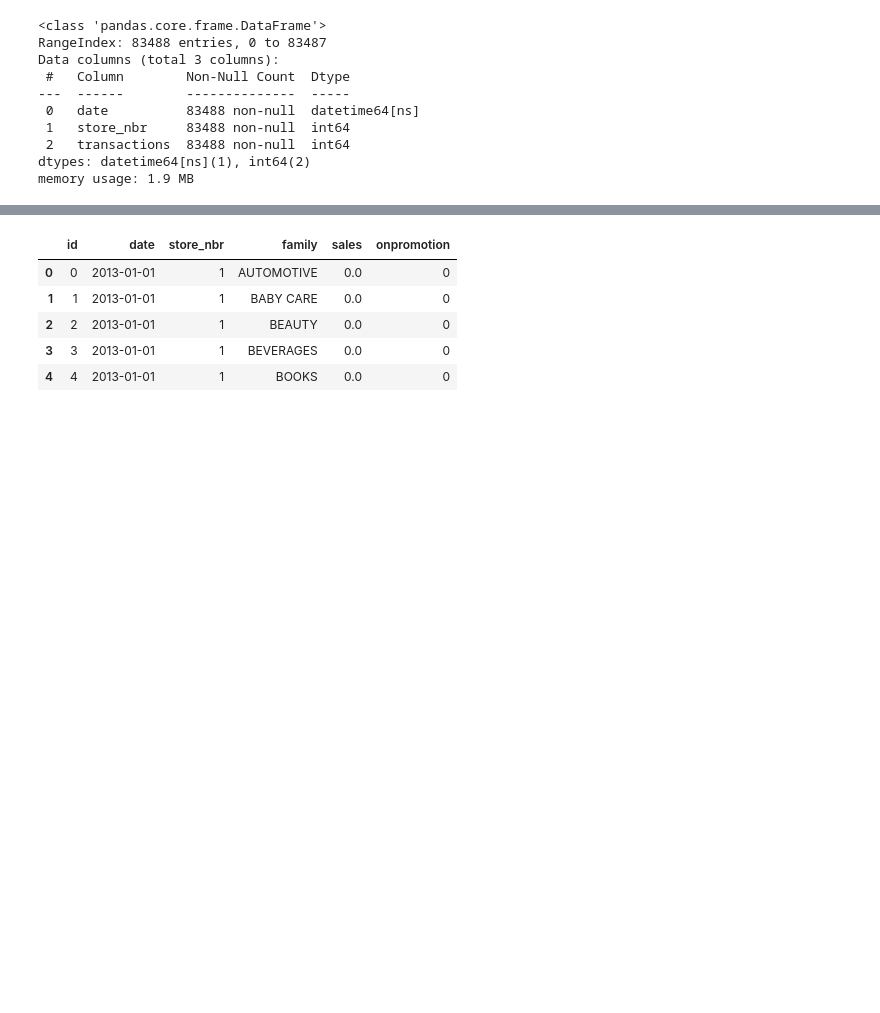
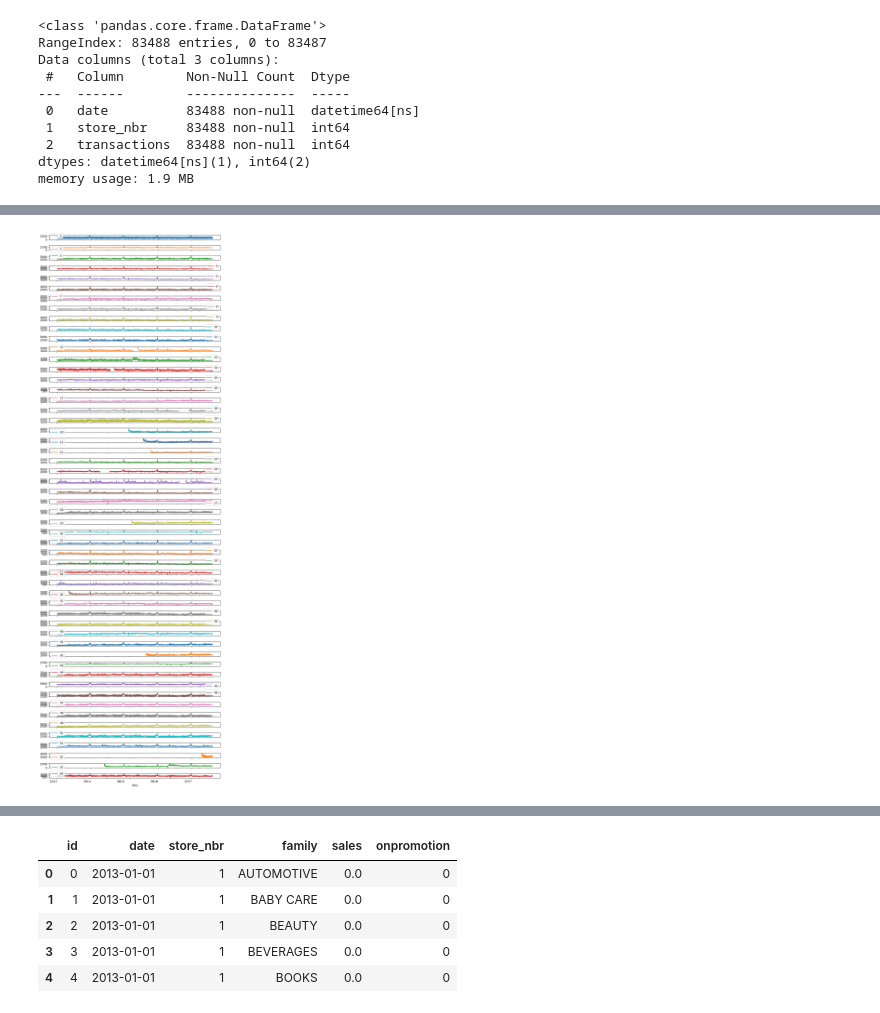
Before and after one commit to t4ai/aai-540-team-5, a Jupyter notebook: aai540_final_project.ipynb, the cells around one changed output, grey strips where cells are left out. Cells and saved outputs as stored; diff of their text form; code cells hidden in the pictures; blank space fills up the shorter version.

```diff
--- a/aai540_final_project.ipynb
+++ b/aai540_final_project.ipynb
@@ -110,0 +242,9 @@ memory usage: 2.2+ KB
+# %%
+# create a grouped df by store to visualize
+transactions_df_grouped = transactions_df.groupby(['store_nbr', pd.Grouper(key='date', freq='D')]).max()
+# %%
+# plot total transactions by store
+ax = transactions_df_grouped.unstack(level=0).plot(kind='line', y='transactions', subplots=True, rot=0, figsize=(9, 27))
+plt.tight_layout()
+# %% [output]
+[figure, added]
```
Also changed, not shown: parts of 27 cells of this notebook.
